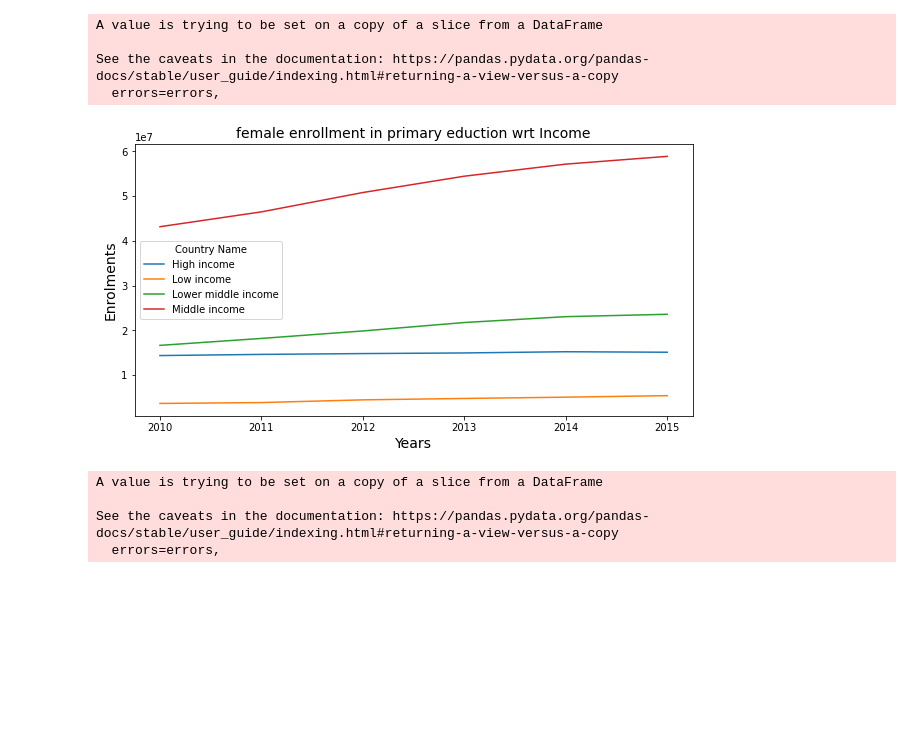
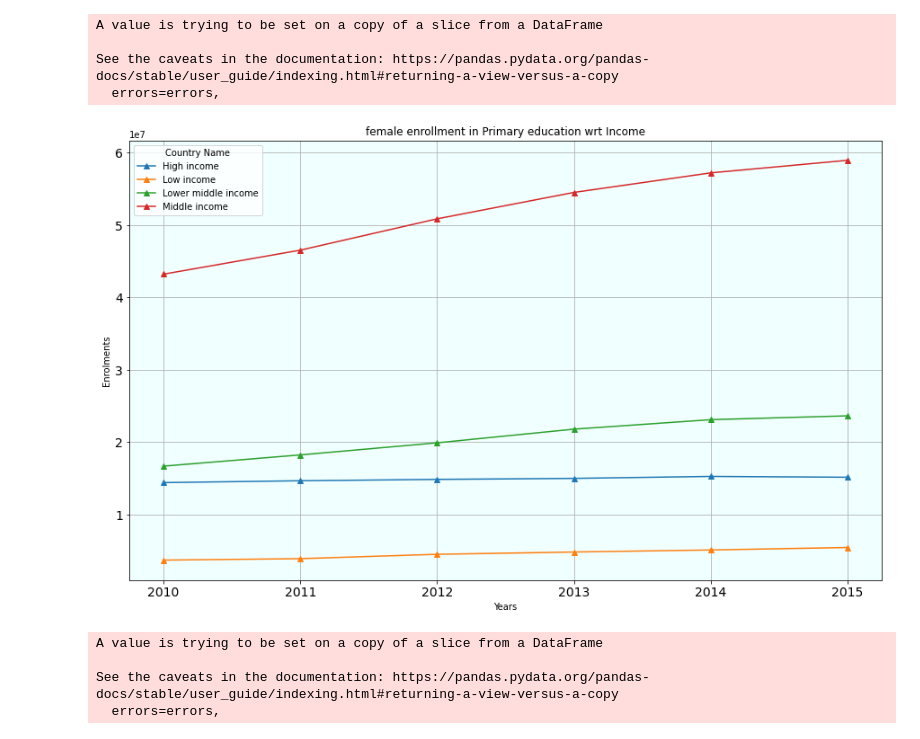
Before and after one commit to shivashukla02/World-Bank-Global-Edu-Analysis, a Jupyter notebook: SHIVANK_World_Bank_Global_Edu_Analysis_Capstone_Project.ipynb, the cells around one changed output. Drawn from its saved outputs; the diff is of its cells as text; code cells hidden in the pictures; blank space fills up the shorter version.

```diff
--- a/SHIVANK_World_Bank_Global_Edu_Analysis_Capstone_Project.ipynb
+++ b/SHIVANK_World_Bank_Global_Edu_Analysis_Capstone_Project.ipynb
@@ -106,13 +106,13 @@ See the caveats in the documentation: https://pandas.pydata.org/pandas-docs/stab
 graph_2=girl_education_income_primary.transpose()
 # %%
 plt.rcParams['figure.figsize']=(10,5)
-graph_2.plot()
-plt.title('female enrollment in primary eduction wrt Income',fontsize=14)
-plt.xlabel('Years',fontsize=14)
-plt.ylabel('Enrolments',fontsize=14)
-plt.show()
+graph_2.plot( kind="line",xlabel = "Years" , ylabel = "Enrolments",
+               title="female enrollment in Primary education wrt Income",
+               figsize=(15,9), fontsize = 14,
+                 grid=True,linewidth =1.5,
+                marker = "^").patch.set_facecolor('#f0ffff')
 # %% [output]
-[figure, old version]
+[figure, new version]
 # %%
 girl_education_income_secondry=girl_education_income_notnull[girl_education_income_notnull['Indicator Code']=='SE.SEC.ENRL.FE']
 girl_education_income_secondry.drop(['Indicator Code'],axis=1,inplace=True)
```
Also changed, not shown: parts of 5 cells of this notebook.
